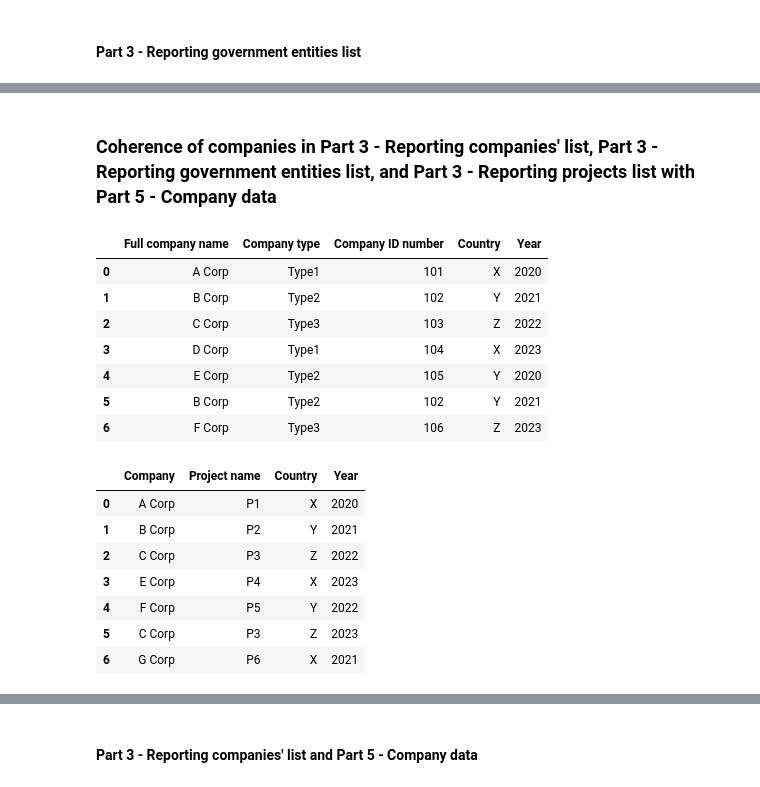
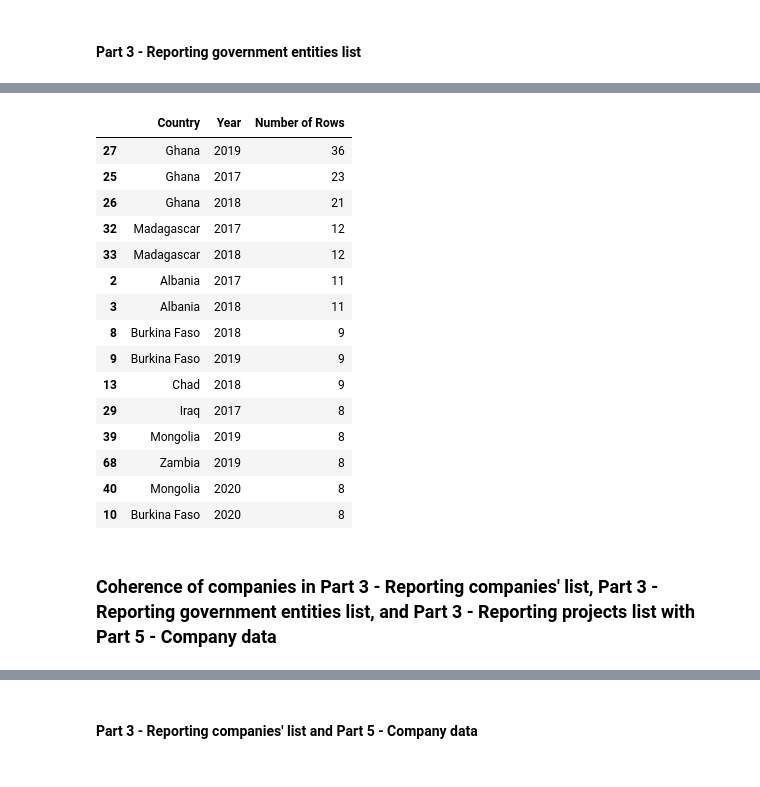
Before and after one commit to civicliteracies/EITI_SDT_data_verification_and_validation, a Jupyter notebook: 02 - Duplication and coherence.ipynb, the cells around one changed output, grey strips where cells are left out. Saved outputs shown, nothing was run; the diff lists cells and outputs as text; code cells hidden in the pictures.

Commit message:
updated clean data

```diff
--- a/02 - Duplication and coherence.ipynb
+++ b/02 - Duplication and coherence.ipynb
@@ -216,3 +227,22 @@ get_problematic_rows(df_part_3b, columns, 2)
+# %%
+redflags_part_3b.groupby(["Country", "Year"]).size().reset_index(name='Number of Rows').sort_values(by="Number of Rows", ascending=False).head(15)
+# %% [output]
+|  | Country | Year | Number of Rows |
+| 27 | Ghana | 2019 | 36 |
+| 25 | Ghana | 2017 | 23 |
+| 26 | Ghana | 2018 | 21 |
+| 32 | Madagascar | 2017 | 12 |
+| 33 | Madagascar | 2018 | 12 |
+| 2 | Albania | 2017 | 11 |
+| 3 | Albania | 2018 | 11 |
+| 8 | Burkina Faso | 2018 | 9 |
+| 9 | Burkina Faso | 2019 | 9 |
+| 13 | Chad | 2018 | 9 |
+| 29 | Iraq | 2017 | 8 |
+| 39 | Mongolia | 2019 | 8 |
+| 68 | Zambia | 2019 | 8 |
+| 40 | Mongolia | 2020 | 8 |
+| 10 | Burkina Faso | 2020 | 8 |
 # %% [markdown]
 ### Coherence of companies in Part 3 - Reporting companies' list, Part 3 - Reporting government entities list, and Part 3 - Reporting projects list with Part 5 - Company data
 # %%
@@ -316,44 +346,3 @@ def compare_tables_drop_duplicates(df1, df2, common_columns_df1, common_columns_
     return {"in table 1 but not in table 2": unique_rows_df1,
             "in table 2 but not in table 1": unique_rows_df2,
             "in both tables": common_rows}
-# %%
-# Sample data for sample_companies_list
-sample_companies_list_data = {
-    "Full company name": ["A Corp", "B Corp", "C Corp", "D Corp", "E Corp", "B Corp", "F Corp"],
-    "Company type": ["Type1", "Type2", "Type3", "Type1", "Type2", "Type2", "Type3"],
-    "Company ID number": [101, 102, 103, 104, 105, 102, 106],
-    "Country": ["X", "Y", "Z", "X", "Y", "Y", "Z"],
-    "Year": [2020, 2021, 2022, 2023, 2020, 2021, 2023]
-}
-
-sample_company_list = pd.DataFrame(sample_companies_list_data)
-
-# Sample data for sample_company_data
-sample_company_data_data = {
-    "Company": ["A Corp", "B Corp", "C Corp", "E Corp", "F Corp", "C Corp", "G Corp"],
-    "Project name": ["P1", "P2", "P3", "P4", "P5", "P3", "P6"],
-    "Country": ["X", "Y", "Z", "X", "Y", "Z", "X"],
-    "Year": [2020, 2021, 2022, 2023, 2022, 2023, 2021]
-}
-
-sample_company_data = pd.DataFrame(sample_company_data_data)
-
-display(sample_company_list)
-display(sample_company_data)
-# %% [output]
-|  | Full company name | Company type | Company ID number | Country | Year |
-| 0 | A Corp | Type1 | 101 | X | 2020 |
-| 1 | B Corp | Type2 | 102 | Y | 2021 |
-| 2 | C Corp | Type3 | 103 | Z | 2022 |
-| 3 | D Corp | Type1 | 104 | X | 2023 |
-| 4 | E Corp | Type2 | 105 | Y | 2020 |
-| 5 | B Corp | Type2 | 102 | Y | 2021 |
-| 6 | F Corp | Type3 | 106 | Z | 2023 |
-|  | Company | Project name | Country | Year |
-| 0 | A Corp | P1 | X | 2020 |
-| 1 | B Corp | P2 | Y | 2021 |
-| 2 | C Corp | P3 | Z | 2022 |
-| 3 | E Corp | P4 | X | 2023 |
-| 4 | F Corp | P5 | Y | 2022 |
-| 5 | C Corp | P3 | Z | 2023 |
-| 6 | G Corp | P6 | X | 2021 |
```
Also changed, not shown: parts of 22 cells of this notebook, 17 other files.
